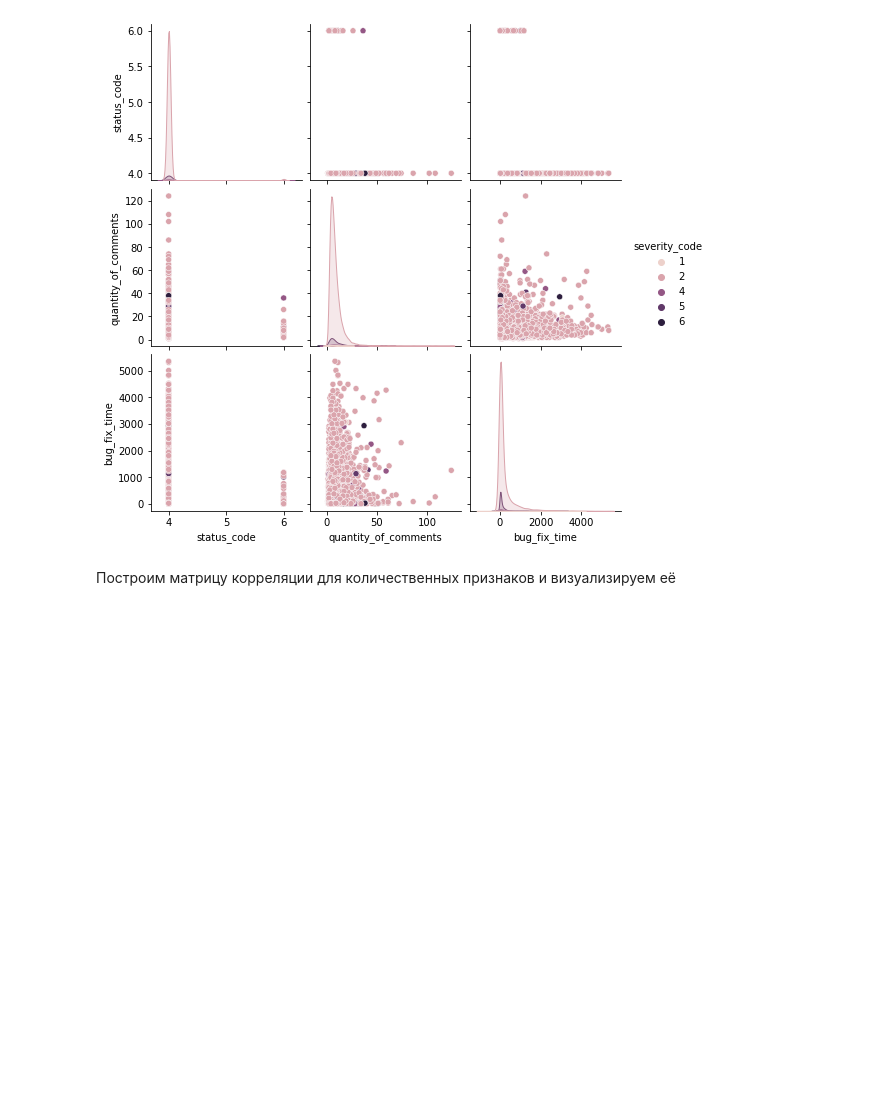
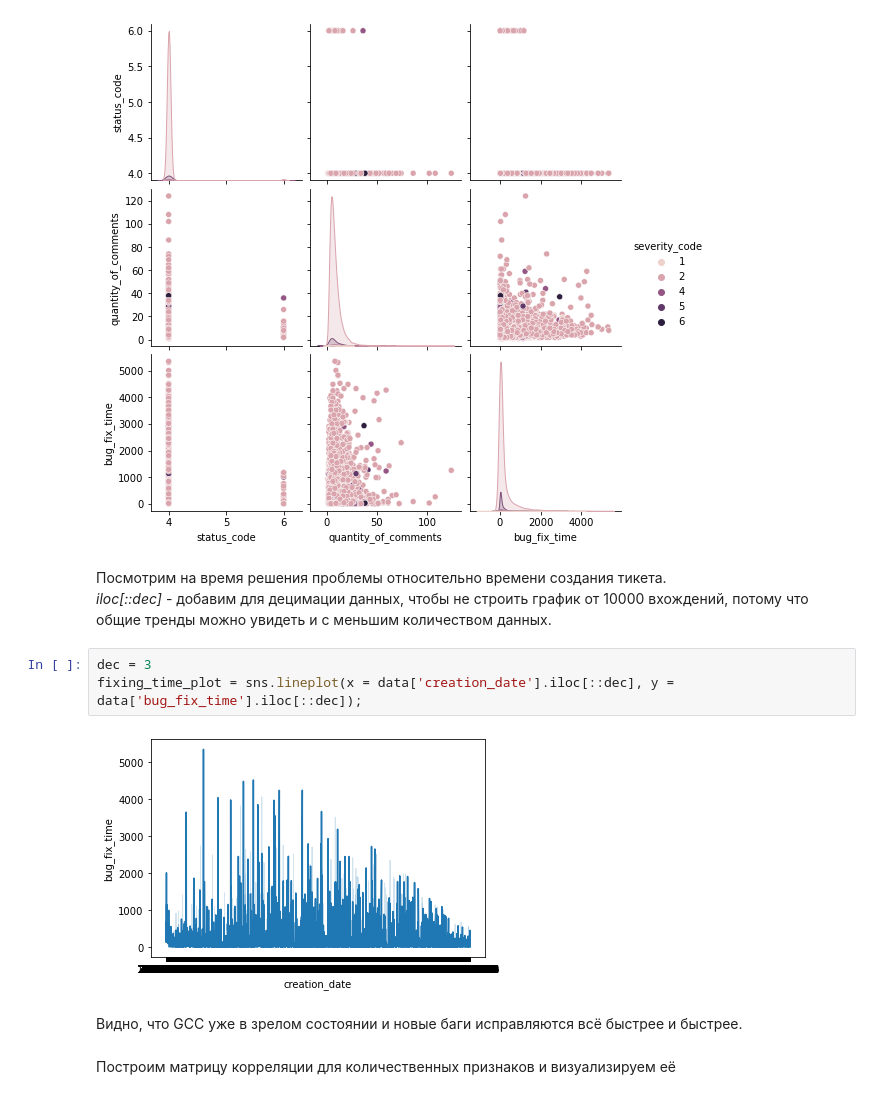
Before and after one commit to Sandro295/Masters-ML, a Jupyter notebook: homework-1.ipynb, the cells around one changed output. Cells and saved outputs as stored; diff of their text form; blank space fills up the shorter version.

```diff
--- a/homework-1.ipynb
+++ b/homework-1.ipynb
@@ -252,6 +252,15 @@ sns.pairplot(data, hue='severity_code')
 # %% [output]
 <seaborn.axisgrid.PairGrid at 0x...>
 [figure]
+# %% [markdown]
+Посмотрим на время решения проблемы относительно времени создания тикета. <br>_iloc[::dec]_ - добавим для децимации данных, чтобы не строить график от 10000 вхождений, потому что общие тренды можно увидеть и с меньшим количеством данных.
+# %%
+dec = 3
+fixing_time_plot = sns.lineplot(x = data['creation_date'].iloc[::dec], y = data['bug_fix_time'].iloc[::dec]);
+# %% [output]
+[figure, added]
+# %% [markdown]
+Видно, что GCC уже в зрелом состоянии и новые баги исправляются всё быстрее и быстрее.
 # %% [markdown]
 Построим матрицу корреляции для количественных признаков и визуализируем её
 # %%
```
Also changed, not shown: parts of 32 cells of this notebook.
